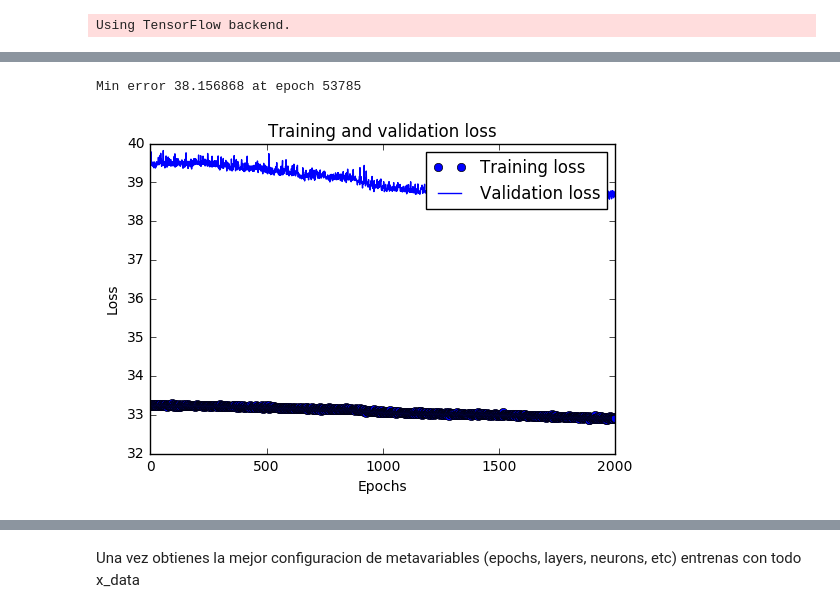
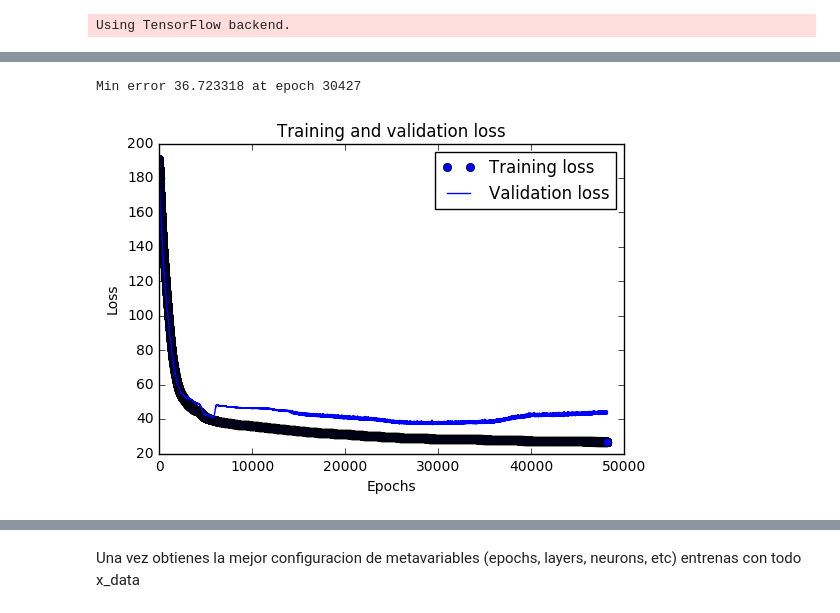
Before and after one commit to ccasanoval/IndoorLocation, a Jupyter notebook: wifi2.ipynb, the cells around one changed output, grey strips where cells are left out. Saved outputs shown, nothing was run; the diff lists cells and outputs as text; code cells hidden in the pictures.

```diff
--- a/wifi2.ipynb
+++ b/wifi2.ipynb
@@ -122,23 +122,23 @@ hist = model.fit(x_train, y_train, validation_split=0.2, epochs=epocas, batch_si
 # %%
 #################################################################################################
 #Study the model
 print("Min error %f at epoch %d" % (np.min(hist.history['val_loss'][:]), np.argmin(hist.history['val_loss'][:])))
 
-loss = hist.history['loss'][48000:50000]
-val_loss = hist.history['val_loss'][48000:50000]
+loss = hist.history['loss'][1000:]
+val_loss = hist.history['val_loss'][1000:]
 
 epochs = range(1, len(loss) + 1)
 plt.plot(epochs, loss, 'bo', label='Training loss')
 plt.plot(epochs, val_loss, 'b', label='Validation loss')
 plt.title('Training and validation loss')
 plt.xlabel('Epochs')
 #plt.xcorr
 plt.ylabel('Loss')
 plt.legend()
 plt.show()
 # %% [output]
-Min error 38.156868 at epoch 53785
+Min error 36.723318 at epoch 30427
-[figure, old version]
+[figure, new version]
 # %%
 test_mse_score, test_mae_score = model.evaluate(x_test, y_test)
 test_mae_score
```
Also changed, not shown: parts of 11 cells of this notebook, 1 other file.
